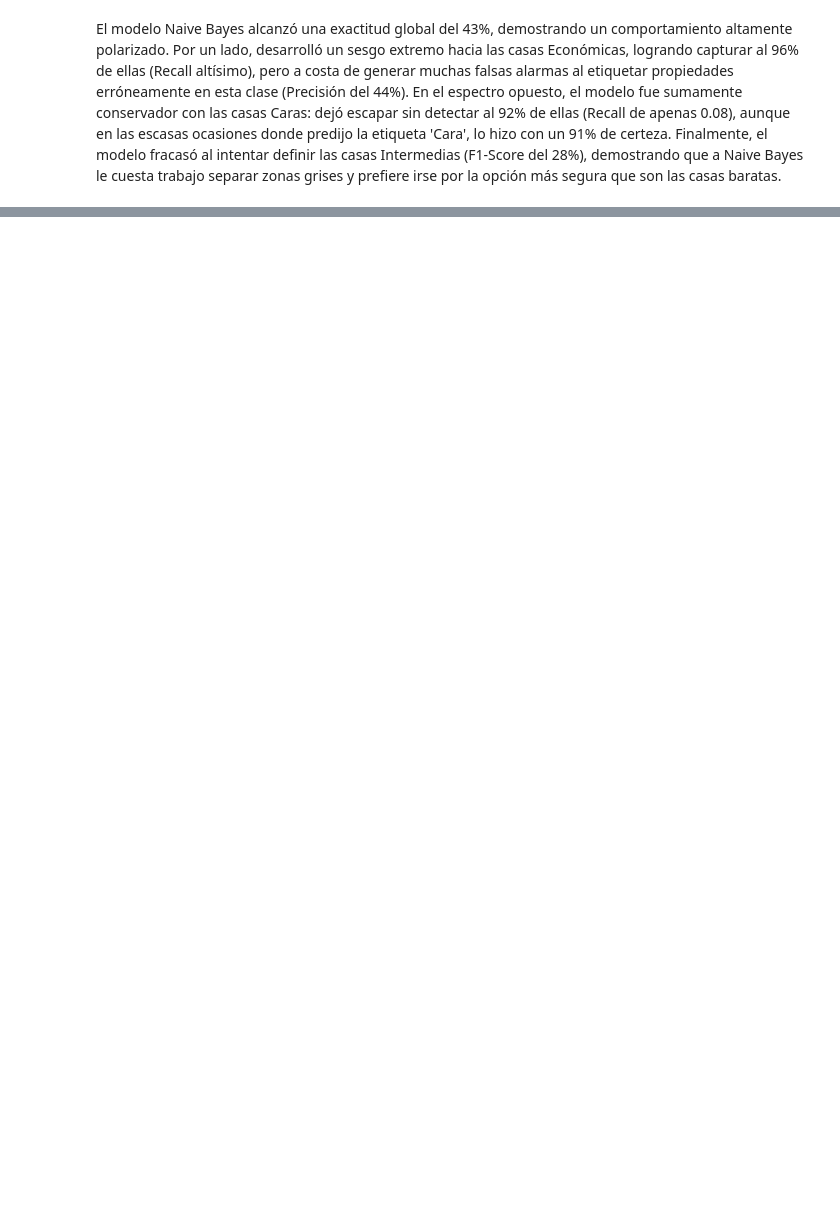
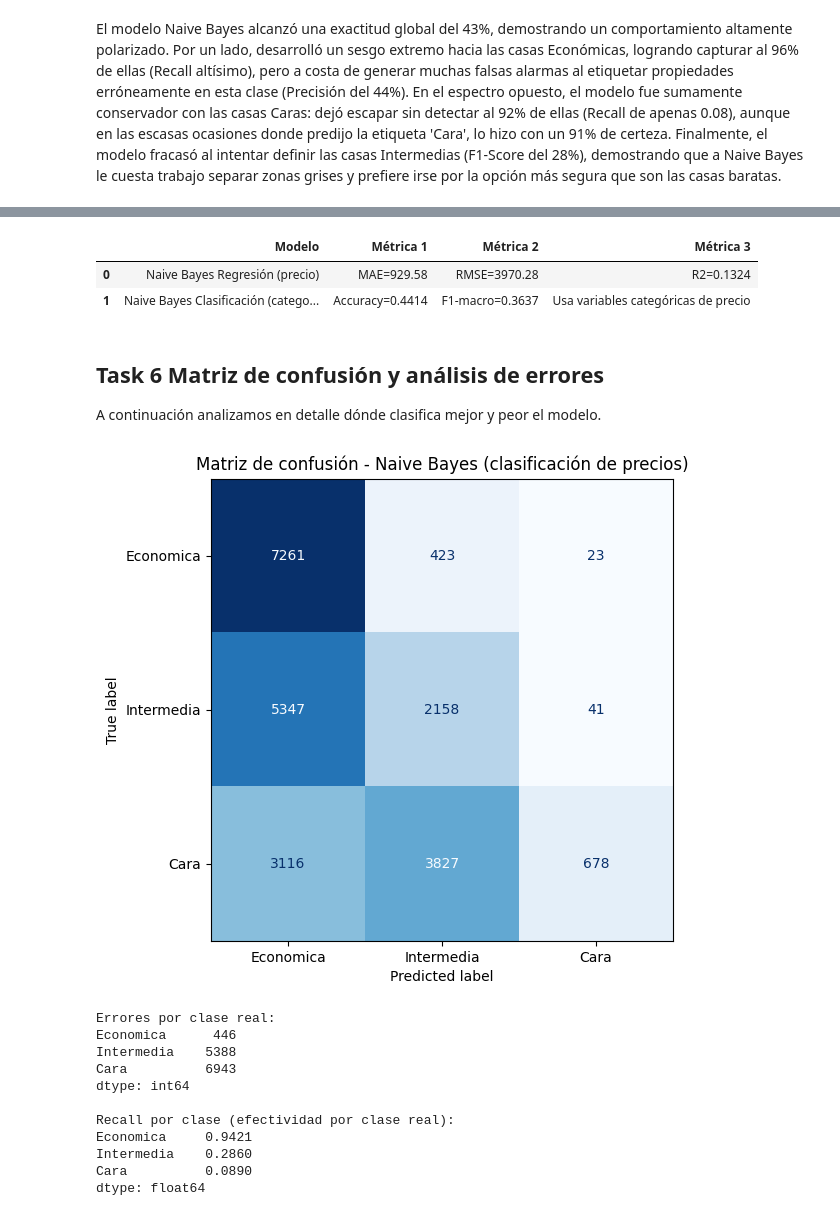
Before and after one commit to Vann06/Mineria_Datos, a Jupyter notebook: Bayes_Ingenuo.ipynb, the cells around one changed output, grey strips where cells are left out. Drawn from its saved outputs; the diff is of its cells as text; code cells hidden in the pictures; blank space fills up the shorter version.

```diff
--- a/Bayes_Ingenuo.ipynb
+++ b/Bayes_Ingenuo.ipynb
@@ -343,0 +377,49 @@ El modelo Naive Bayes alcanzó una exactitud global del 43%, demostrando un comp
+# %%
+# Resumen de eficiencia en test para regresión y clasificación
+resumen_test = pd.DataFrame({
+    'Modelo': ['Naive Bayes Regresión (precio)', 'Naive Bayes Clasificación (categoría)'],
+    'Métrica 1': [f"MAE={mean_absolute_error(Y_test, predicciones):.2f}", f"Accuracy={accuracy_score(Y_test_clf, predicciones_cat):.4f}"],
+    'Métrica 2': [f"RMSE={root_mean_squared_error(Y_test, predicciones):.2f}", f"F1-macro={f1_score(Y_test_clf, predicciones_cat, average='macro'):.4f}"],
+    'Métrica 3': [f"R2={r2_score(Y_test, predicciones):.4f}", 'Usa variables categóricas de precio']
+})
+resumen_test
+# %% [output]
+|  | Modelo | Métrica 1 | Métrica 2 | Métrica 3 |
+| 0 | Naive Bayes Regresión (precio) | MAE=929.58 | RMSE=3970.28 | R2=0.1324 |
+| 1 | Naive Bayes Clasificación (catego... | Accuracy=0.4414 | F1-macro=0.3637 | Usa variables categóricas de precio |
+# %% [markdown]
+## Task 6 Matriz de confusión y análisis de errores
+
+A continuación analizamos en detalle dónde clasifica mejor y peor el modelo.
+# %%
+etiquetas = ['Economica', 'Intermedia', 'Cara']
+cm = confusion_matrix(Y_test_clf, predicciones_cat, labels=etiquetas)
+
+disp = ConfusionMatrixDisplay(confusion_matrix=cm, display_labels=etiquetas)
+fig, ax = plt.subplots(figsize=(7, 6))
+disp.plot(ax=ax, cmap='Blues', values_format='d', colorbar=False)
+plt.title('Matriz de confusión - Naive Bayes (clasificación de precios)')
+plt.show()
+
+cm_df = pd.DataFrame(cm, index=etiquetas, columns=etiquetas)
+errores_por_clase = cm_df.sum(axis=1) - np.diag(cm_df.values)
+aciertos_por_clase = np.diag(cm_df.values)
+recall_por_clase = aciertos_por_clase / cm_df.sum(axis=1).replace(0, np.nan)
+
+print('Errores por clase real:')
+print(errores_por_clase)
+print('\nRecall por clase (efectividad por clase real):')
+print(pd.Series(recall_por_clase, index=etiquetas).round(4))
+# %% [output]
+[figure, added]
+Errores por clase real:
+Economica      446
+Intermedia    5388
+Cara          6943
+dtype: int64
+
+Recall por clase (efectividad por clase real):
+Economica     0.9421
+Intermedia    0.2860
+Cara          0.0890
+dtype: float64
```
Also changed, not shown: parts of 9 cells of this notebook.
